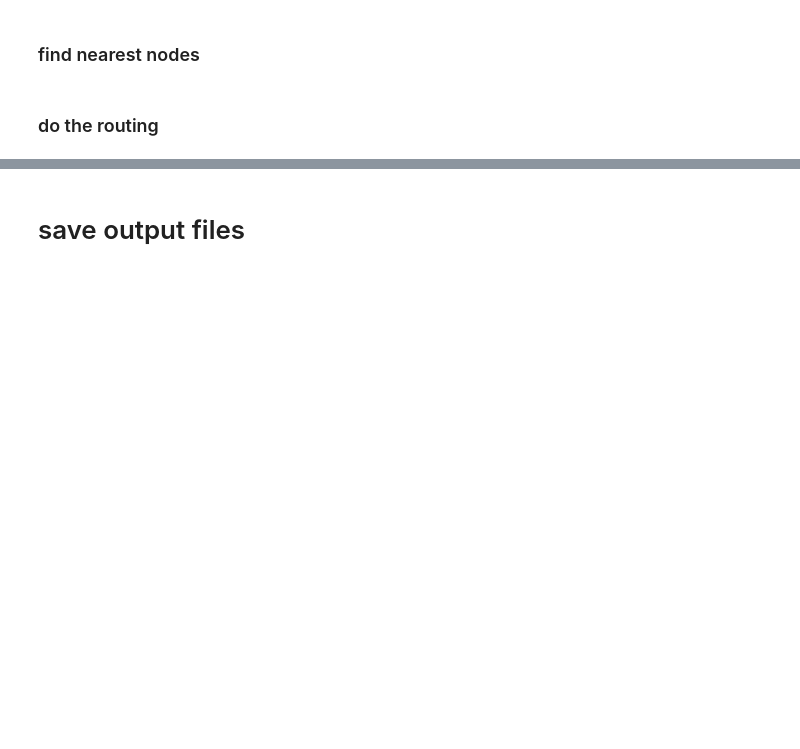
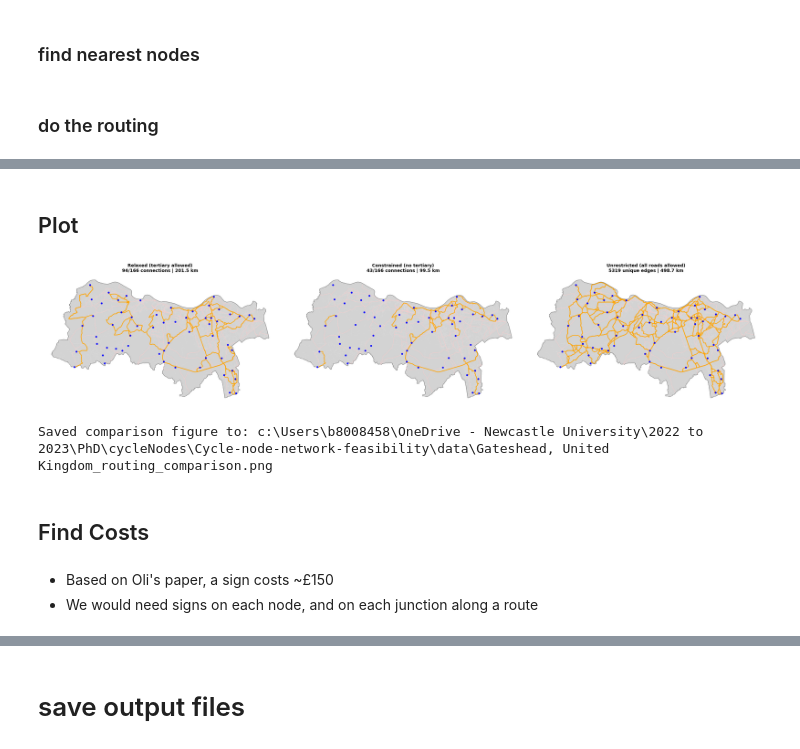
Before and after one commit to Froguin99/Cycle-node-network-feasibility, a Jupyter notebook: 01-create-network.ipynb, the cells around one changed output, grey strips where cells are left out. Drawn from its saved outputs; the diff is of its cells as text; code cells hidden in the pictures; blank space fills up the shorter version.

```diff
--- a/01-create-network.ipynb
+++ b/01-create-network.ipynb
@@ -285,14 +422,17 @@ lts_lookup = {
     "secondary_link": 4,
     "tertiary": 3,
     "tertiary_link": 3,
-    "unclassified": 3,
+    "unclassified": 2, # typically set to 3 in literature, but seems to function better as 2 in this context
     "service": 2, # maybe change??
     "residential": 2,
     "living_street": 2,
     "cycleway": 1,
     "track": 1,
     "path": 1,
-    "bridleway": 1}
+    "bridleway": 1,
+    "footway": 1,
+    "pedestrian": 1 # only if bicycle = yes
+    }
 
 for u, v, k, data in routeable_network.edges(keys=True, data=True):
 
@@ -457,0 +822,71 @@ routed_edges_gdf = routed_edges_gdf.drop_duplicates(subset=['u', 'v'])
+# %% [markdown]
+## Plot
+# %%
+# Get boundary extent for consistent axis limits
+minx, miny, maxx, maxy = boundary.total_bounds
+pad_x = (maxx - minx) * 0.05
+pad_y = (maxy - miny) * 0.05
+
+fig, axes = plt.subplots(1, 3, figsize=(30, 10))
+
+titles = [
+    f"Relaxed (tertiary allowed)\n{len(relaxed_successful_greedy_indices_constrained)}/{len(greedy_edges)} connections | {relaxed_routed_edges_constrained_gdf['length'].sum()/1000:.1f} km",
+    f"Constrained (no tertiary)\n{len(successful_greedy_indices_constrained)}/{len(greedy_edges)} connections | {routed_edges_constrained_gdf['length'].sum()/1000:.1f} km",
+    f"Unrestricted (all roads allowed)\n{len(fully_connected_routes)} unique edges | {fully_connected_routes['length'].sum()/1000:.1f} km",
+]
+
+
+route_gdfs = [relaxed_routed_edges_constrained_gdf, routed_edges_constrained_gdf, fully_connected_routes]
+
+for ax, title, routes in zip(axes, titles, route_gdfs):
+    # Background boundary
+    boundary.plot(ax=ax, color="lightgrey", edgecolor="black", linewidth=0.5)
+
+    # Base network (thin, light)
+    _, ax = ox.plot_graph(
+        routeable_network,
+        ax=ax,
+        node_size=0,
+        edge_color="#dddddd",
+        edge_linewidth=0.3,
+        show=False,
+        close=False,
+    )
+
+    # Non-routable network (motorways/trunk) in faint red
+    if len(non_routable_network.edges) > 0:
+        _, ax = ox.plot_graph(
+            non_routable_network,
+            ax=ax,
+            node_size=0,
+            edge_color="#ffcccc",
+            edge_linewidth=0.5,
+            show=False,
+            close=False,
+        )
+
+    # Routed edges
+    routes.plot(ax=ax, color='orange', linewidth=2, zorder=3)
+
+    # Waypoint nodes
+    processed_nodes.plot(ax=ax, color='blue', markersize=20, zorder=4)
+
+    # Force axis limits to boundary extent (prevents ox.plot_graph zoom)
+    ax.set_xlim(minx - pad_x, maxx + pad_x)
+    ax.set_ylim(miny - pad_y, maxy + pad_y)
+
+    ax.set_title(title, fontsize=13, fontweight='bold')
+    ax.set_axis_off()
+
+plt.tight_layout()
+#plt.savefig(os.path.join(current_wd, "data", f"{place}_routing_comparison.png"), dpi=200, bbox_inches='tight')
+plt.show()
+print(f"Saved comparison figure to: {os.path.join(current_wd, 'data', f'{place}_routing_comparison.png')}")
+# %% [output]
+[figure, added]
+Saved comparison figure to: c:\Users\b8008458\OneDrive - Newcastle University\2022 to 2023\PhD\cycleNodes\Cycle-node-network-feasibility\data\Gateshead, United Kingdom_routing_comparison.png
+# %% [markdown]
+## Find Costs
+# %% [markdown]
+- Based on Oli's paper, a sign costs ~£150
+- We would need signs on each node, and on each junction along a route
```
Also changed, not shown: parts of 35 cells of this notebook.
